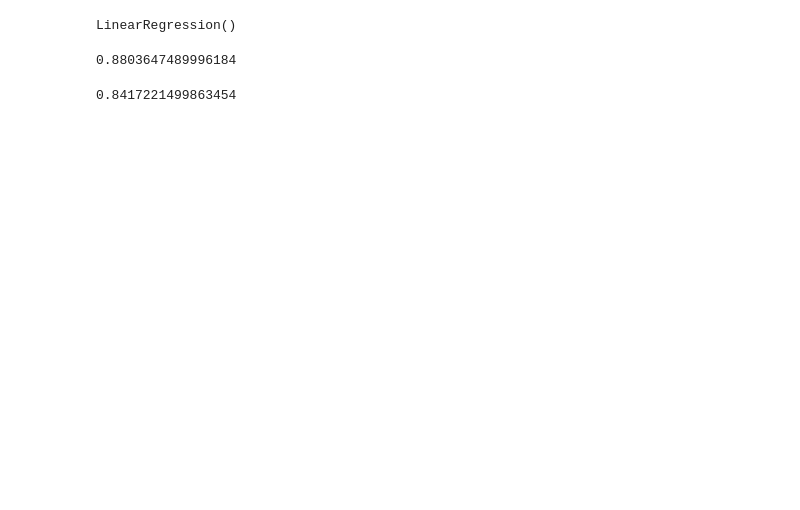
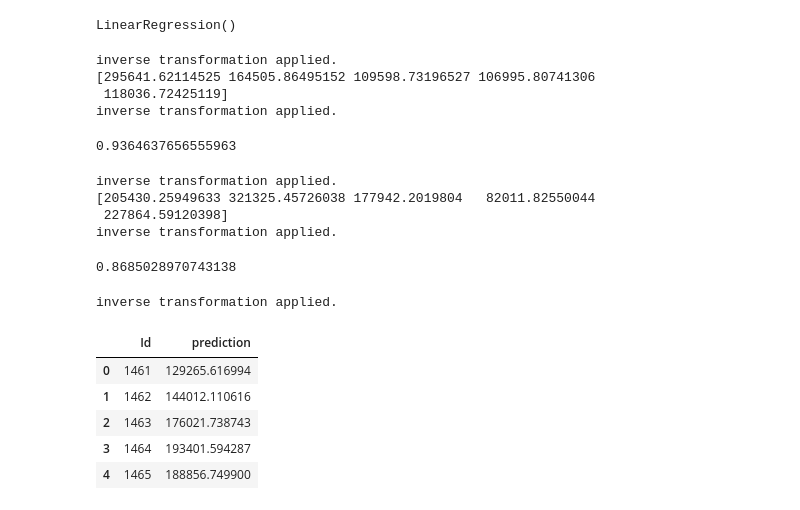
Before and after one commit to mdismailquraishicse/house_price_prediction_kaggle, a Jupyter notebook: house_price_prediction.ipynb, the cells around one changed output. Cells and saved outputs as stored; diff of their text form; code cells hidden in the pictures; blank space fills up the shorter version.

Commit message:
feat: prediction assign to test

```diff
--- a/house_price_prediction.ipynb
+++ b/house_price_prediction.ipynb
@@ -514,9 +515,9 @@ class HousePriceFeatureEngineering(Eda):
         return y.ravel()
 # %%
-hp_feature_eng= HousePriceFeatureEngineering()
-df_processed,encoder,scaler_x,scaler_y= hp_feature_eng.data_preprocessing(df.copy(), fit=True)
+houseprice_feature_eng= HousePriceFeatureEngineering()
+df_processed,encoder,scaler_x,scaler_y= houseprice_feature_eng.data_preprocessing(df.copy(), fit=True)
 print()
-test_data,_,_,_= hp_feature_eng.data_preprocessing(test.copy(), encoder=encoder, scaler_x=scaler_x, scaler_y=scaler_y, fit=False)
+test_data= houseprice_feature_eng.data_preprocessing(test.copy(), encoder=encoder, scaler_x=scaler_x, scaler_y=scaler_y, fit=False)[0]
 # %% [output]
 Dropped columns: ['Alley', 'MasVnrType', 'FireplaceQu', 'PoolQC', 'Fence', 'MiscFeature']
 fit encoder is true!
@@ -550,15 +551,43 @@ lr.fit(X_train, y_train)
 LinearRegression()
 # %%
 pred= lr.predict(X_train)
-pred= hp_feature_eng.prediction_post_process(pred.reshape(-1,1), scaler_y=scaler_y)
-y_true= hp_feature_eng.prediction_post_process(y_train.values.reshape(-1,1), scaler_y=scaler_y)
+pred= houseprice_feature_eng.prediction_post_process(pred.reshape(-1,1), scaler_y=scaler_y)
+print(pred[:5])
+y_true= houseprice_feature_eng.prediction_post_process(y_train.values.reshape(-1,1), scaler_y=scaler_y)
 r2_score(y_true, pred)
 # %% [output]
-0.8803647489996184
+inverse transformation applied.
+[295641.62114525 164505.86495152 109598.73196527 106995.80741306
+ 118036.72425119]
+inverse transformation applied.
+0.9364637656555963
 # %%
 pred= lr.predict(X_test)
-pred= hp_feature_eng.prediction_post_process(pred.reshape(-1,1), scaler_y=scaler_y)
-y_true= hp_feature_eng.prediction_post_process(y_test.values.reshape(-1,1), scaler_y=scaler_y)
+pred= houseprice_feature_eng.prediction_post_process(pred.reshape(-1,1), scaler_y=scaler_y)
+print(pred[:5])
+y_true= houseprice_feature_eng.prediction_post_process(y_test.values.reshape(-1,1), scaler_y=scaler_y)
 r2_score(y_true, pred)
 # %% [output]
-0.8417221499863454
+inverse transformation applied.
+[205430.25949633 321325.45726038 177942.2019804   82011.82550044
+ 227864.59120398]
+inverse transformation applied.
+0.8685028970743138
+# %%
+pred= lr.predict(test_data)
+pred= houseprice_feature_eng.prediction_post_process(pred.reshape(-1,1), scaler_y=scaler_y)
+# %% [output]
+inverse transformation applied.
+# %%
+test["prediction"]= pred
+# %%
+test.head()
+submission= test[["Id", "prediction"]]
+submission.head()
+# %% [output]
+|  | Id | prediction |
+| 0 | 1461 | 129265.616994 |
+| 1 | 1462 | 144012.110616 |
+| 2 | 1463 | 176021.738743 |
+| 3 | 1464 | 193401.594287 |
+| 4 | 1465 | 188856.749900 |
```
Also changed, not shown: parts of 1 cell of this notebook.
